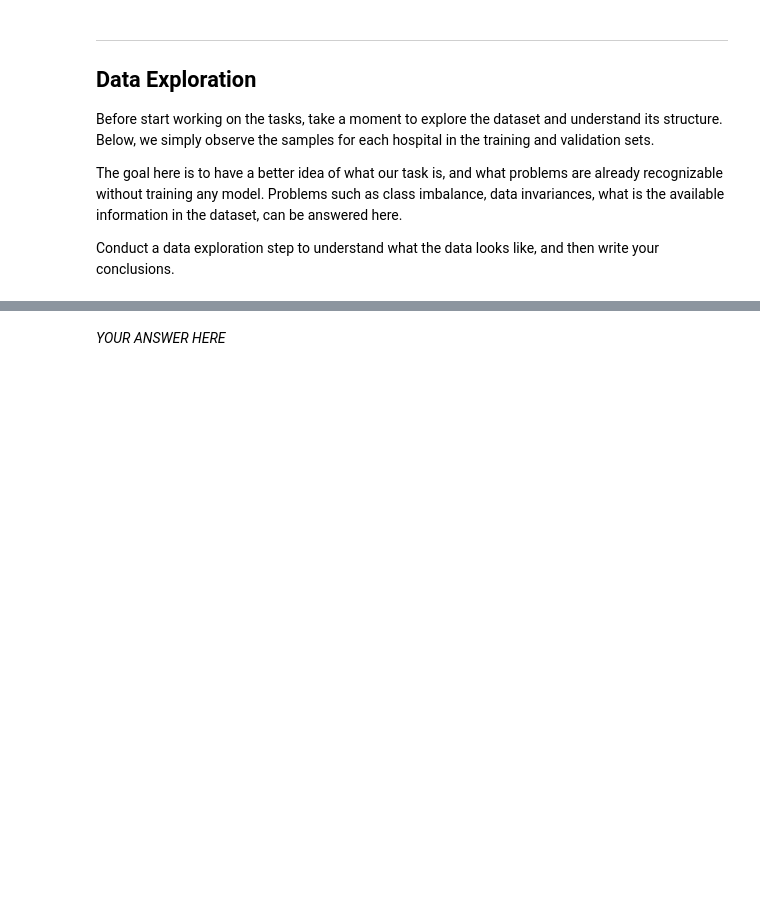
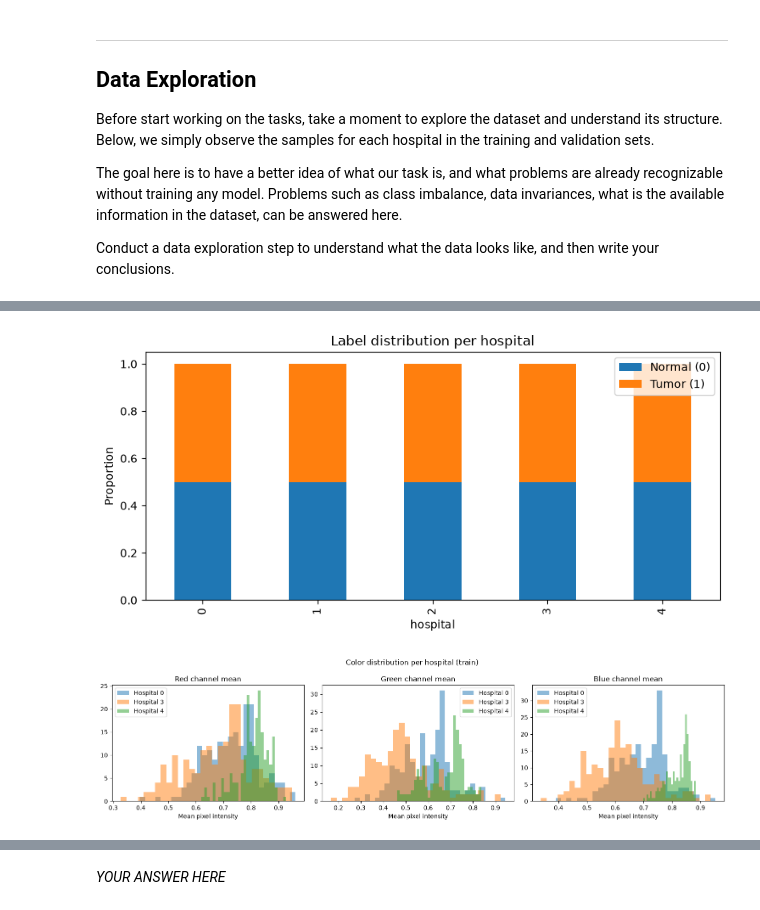
Before and after one commit to nadas-t/Machine-Learning-UNICAMP, a Jupyter notebook: Tarefa3/mc886_1s2026_assignment_3 (1).ipynb, the cells around one changed output, grey strips where cells are left out. Cells and saved outputs as stored; diff of their text form; code cells hidden in the pictures; blank space fills up the shorter version.

Commit message:
data exploration

```diff
--- a/Tarefa3/mc886_1s2026_assignment_3 (1).ipynb
+++ b/Tarefa3/mc886_1s2026_assignment_3 (1).ipynb
@@ -208,7 +232,53 @@ plt.show()
 # %%
-# Explore the dataset further, plot at least one more figure to compose your EDA.
-# You can plot any figure you think will help you understand the dataset better. Examples include:
-# - Distribution of labels across hospitals
-# - Distribution of metadata features
-# - Distribution of pixel intensities
+import pandas as pd
+
+# ── 1. Distribuição de labels por hospital ──────────────────────────────────
+hospitals_all = torch.cat([
+    train_data.metadata_array[:, 0],
+    val_data.metadata_array[:, 0],
+    test_data.metadata_array[:, 0],
+])
+labels_all = torch.cat([train_data.y_array, val_data.y_array, test_data.y_array])
+split_all = (["train"] * len(train_data)) + (["val"] * len(val_data)) + (["test"] * len(test_data))
+
+df = pd.DataFrame({"hospital": hospitals_all.numpy(), "label": labels_all.numpy(), "split": split_all})
+ct = df.groupby(["hospital", "label"]).size().unstack(fill_value=0)
+ct_prop = ct.div(ct.sum(axis=1), axis=0)
+
+ct_prop.plot(kind="bar", stacked=True, figsize=(8, 4))
+plt.ylabel("Proportion")
+plt.title("Label distribution per hospital")
+plt.legend(["Normal (0)", "Tumor (1)"])
+plt.tight_layout()
+plt.show()
+
+# ── 2. Distribuição de cor (RGB) por hospital ────────────────────────────────
+n_samples_per_hospital = 200
+
+fig, axes = plt.subplots(1, 3, figsize=(15, 4))
+channel_names = ["Red", "Green", "Blue"]
+
+for hospital in torch.unique(train_data.metadata_array[:, 0]):
+    idx = torch.where(train_data.metadata_array[:, 0] == hospital)[0]
+    sample_idx = np.random.choice(idx, min(n_samples_per_hospital, len(idx)), replace=False)
+
+    means = np.array([
+        denormalize(train_data[i][0]).numpy().reshape(-1, 3).mean(axis=0)
+        for i in sample_idx
+    ])
+
+    for c in range(3):
+        axes[c].hist(means[:, c], bins=30, alpha=0.5, label=f"Hospital {hospital.item()}")
+
+for c in range(3):
+    axes[c].set_title(f"{channel_names[c]} channel mean")
+    axes[c].set_xlabel("Mean pixel intensity")
+    axes[c].legend()
+
+plt.suptitle("Color distribution per hospital (train)")
+plt.tight_layout()
+plt.show()
+# %% [output]
+[figure, added]
+[figure, added]
 # %% [markdown]
```
Also changed, not shown: parts of 7 cells of this notebook, 1 other file.
